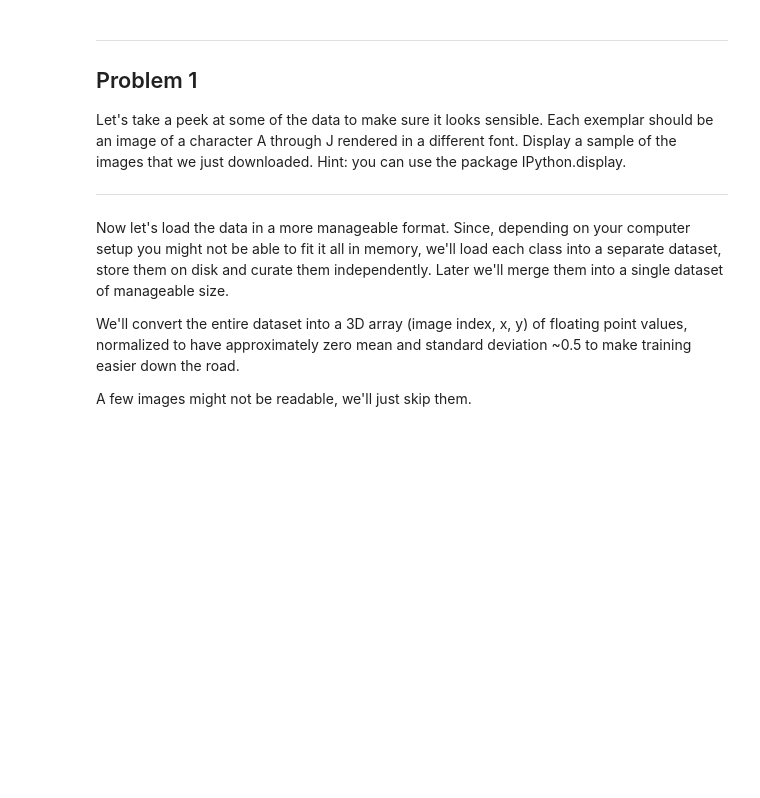
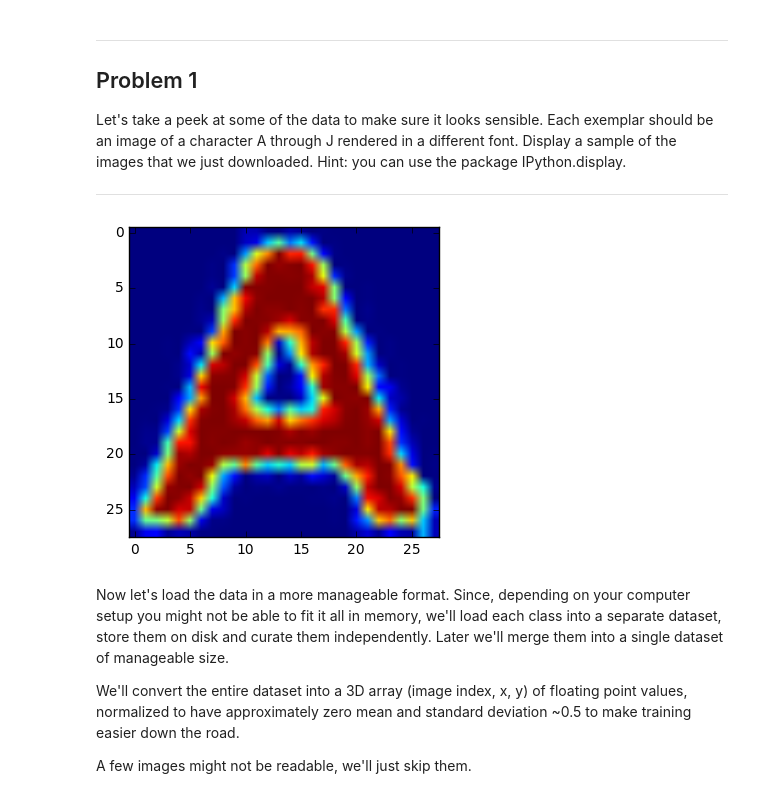
Before and after one commit to hamzafar/deep_learning_by_Google, a Jupyter notebook: lesson1/1_notmnist.ipynb, the cells around one changed output. Saved outputs shown, nothing was run; the diff lists cells and outputs as text; code cells hidden in the pictures; blank space fills up the shorter version.

```diff
--- a/lesson1/1_notmnist.ipynb
+++ b/lesson1/1_notmnist.ipynb
@@ -109,6 +118,15 @@ Problem 1
 Let's take a peek at some of the data to make sure it looks sensible. Each exemplar should be an image of a character A through J rendered in a different font. Display a sample of the images that we just downloaded. Hint: you can use the package IPython.display.
 
 ---
+# %%
+dir_a = 'D:/deepL_google/py_code/notMNIST_small/A'
+img_fl = dir_a + '/MDEtMDEtMDAudHRm.png'
+im_array = ndimage.imread(img_fl)
+# %%
+plt.imshow(im_array)
+plt.show()
+# %% [output]
+[figure, added]
 # %% [markdown]
 Now let's load the data in a more manageable format. Since, depending on your computer setup you might not be able to fit it all in memory, we'll load each class into a separate dataset, store them on disk and curate them independently. Later we'll merge them into a single dataset of manageable size.
 
```
Also changed, not shown: parts of 2 cells of this notebook.
